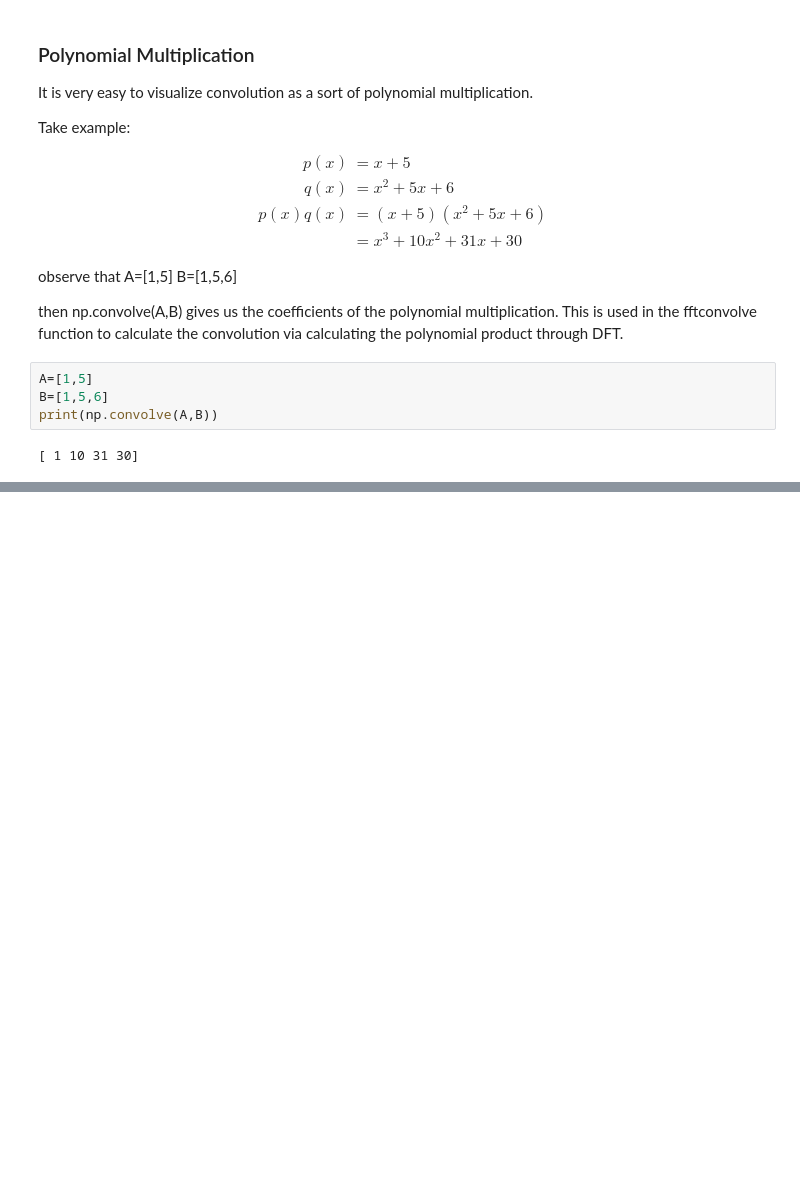
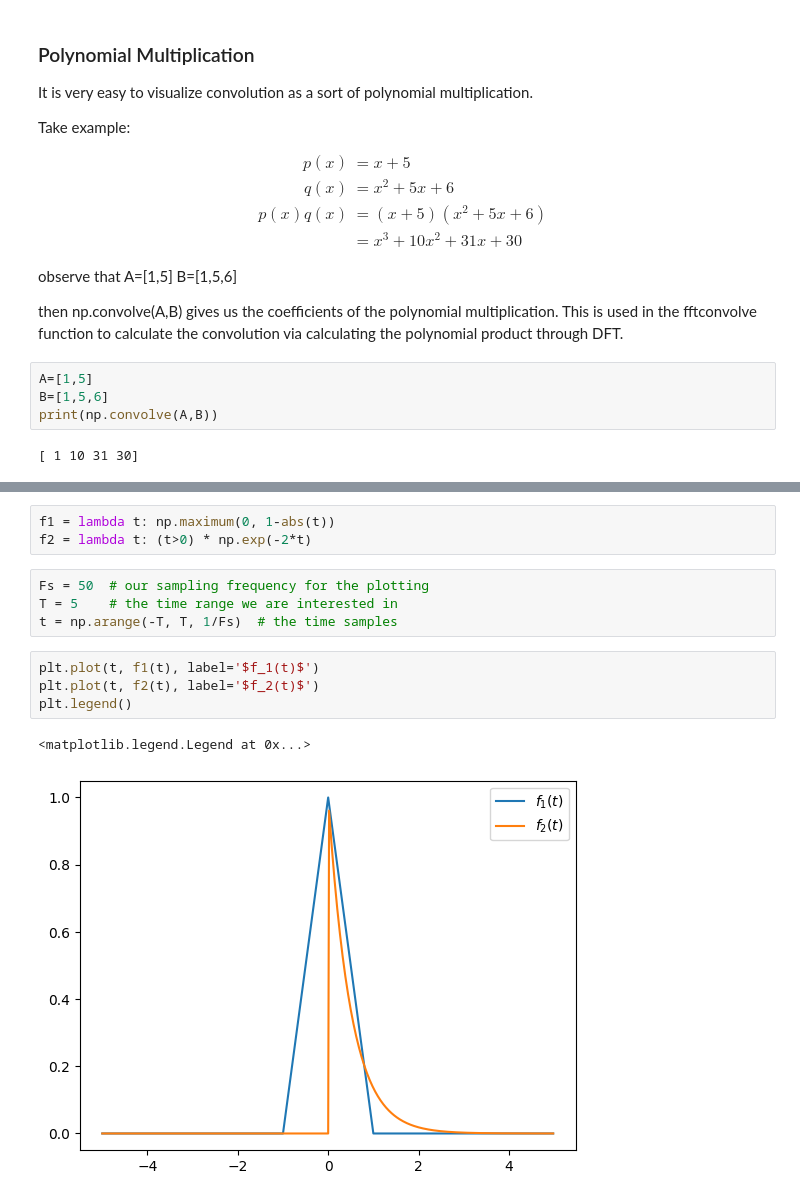
Before and after one commit to vi-bulchandani/da623-convolution-1d, a Jupyter notebook: notebook.ipynb, the cells around one changed output, grey strips where cells are left out. Saved outputs shown, nothing was run; the diff lists cells and outputs as text; blank space fills up the shorter version.

Commit message:
convolution graph

```diff
--- a/notebook.ipynb
+++ b/notebook.ipynb
@@ -214,0 +226,14 @@ print(np.convolve(A,B))
+# %%
+f1 = lambda t: np.maximum(0, 1-abs(t))
+f2 = lambda t: (t>0) * np.exp(-2*t)
+# %%
+Fs = 50  # our sampling frequency for the plotting
+T = 5    # the time range we are interested in
+t = np.arange(-T, T, 1/Fs)  # the time samples
+# %%
+plt.plot(t, f1(t), label='$f_1(t)$')
+plt.plot(t, f2(t), label='$f_2(t)$')
+plt.legend()
+# %% [output]
+<matplotlib.legend.Legend at 0x...>
+[figure, added]
```
Also changed, not shown: parts of 5 cells of this notebook.
